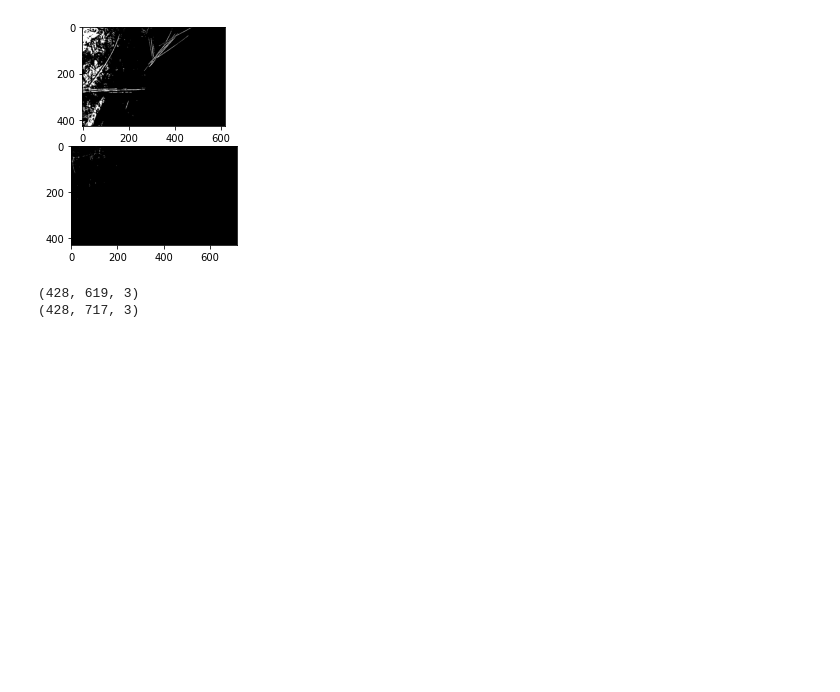
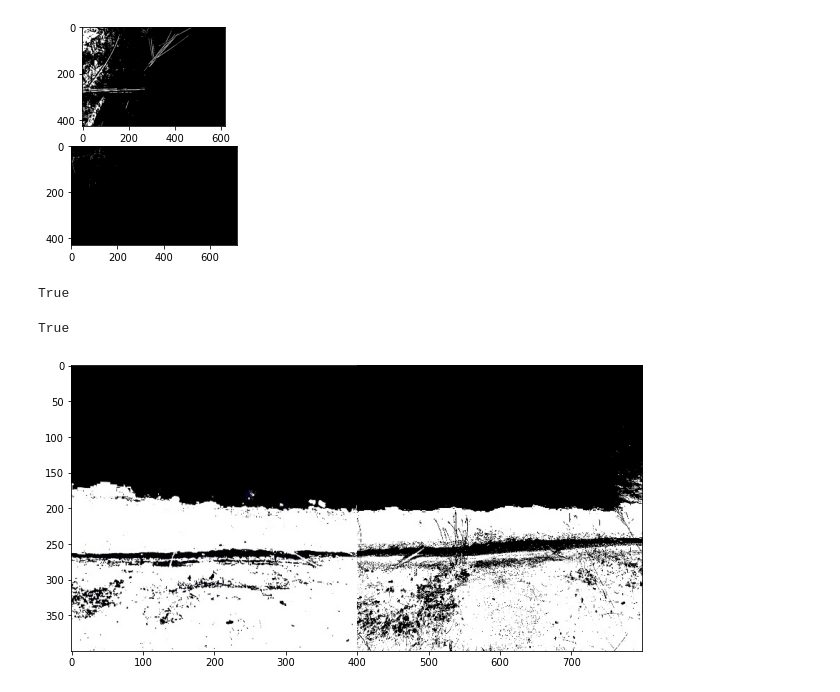
Before and after one commit to NurilWahdaniati/HCD-A3---Deteksi-Ketinggian-Air-Menggunakan-Kamera, a Jupyter notebook: deteksi_tinggi_air.ipynb, the cells around one changed output. Drawn from its saved outputs; the diff is of its cells as text; code cells hidden in the pictures; blank space fills up the shorter version.

```diff
--- a/deteksi_tinggi_air.ipynb
+++ b/deteksi_tinggi_air.ipynb
@@ -77,8 +86,28 @@ ax[1].imshow(biner2)
 <matplotlib.image.AxesImage at 0x...>
 [figure]
 # %%
-print(biner1.shape)
-print(biner2.shape)
+outpath = "tinggi_size1.jpg"
+#save the image
+cv2.imwrite(outpath, img_half2)
 # %% [output]
-(428, 619, 3)
-(428, 717, 3)
+True
+# %%
+#Gabungkan 2 gambar untuk dibandingkan
+imeg1 = mpimg.imread('rendah_size1.jpg')
+imeg2 = mpimg.imread('tinggi_size1.jpg')
+vis = np.concatenate((imeg1, imeg2), axis=1)
+cv2.imwrite('gabung2.jpg', vis)
+# %% [output]
+True
+# %%
+gabung = mpimg.imread("gabung.jpg")
+plt.imshow(gabung)
+#plt.figure(figsize=(10,8))
+
+# Create scatter plot here
+cm = 1/2.54  # centimeters in inches
+inc = plt.gcf().set_size_inches(26*cm, 26*cm) #10.23 cm
+
+# naik 0.5 cm airnya
+# %% [output]
+[figure, added]
```
Also changed, not shown: parts of 6 cells of this notebook.
